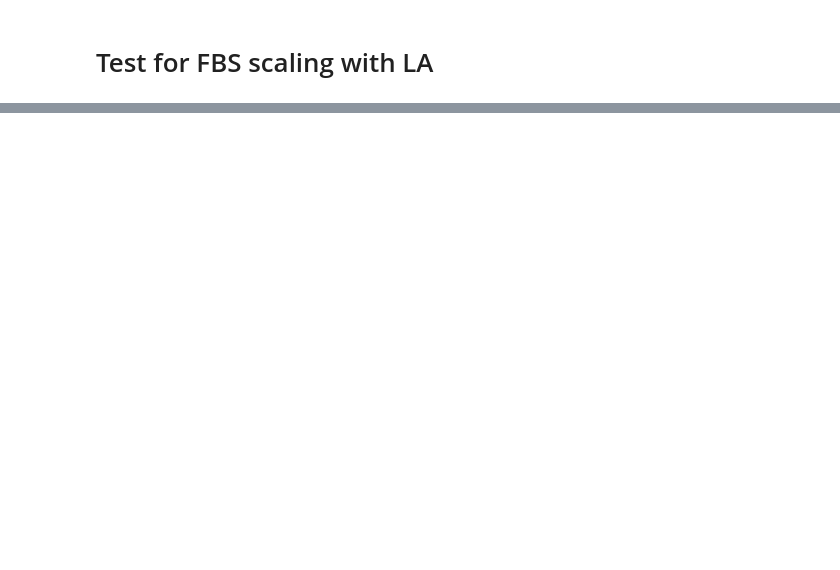
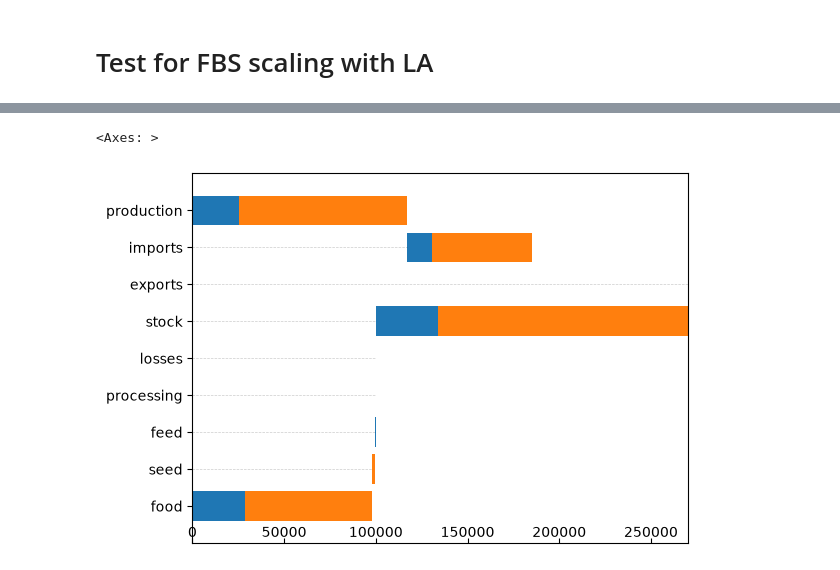
Before and after one commit to jucordero/ssr_local_authority, a Jupyter notebook: fbs_la_scaling/test_fba_la_scaling.ipynb, the cells around one changed output, grey strips where cells are left out. Cells and saved outputs as stored; diff of their text form; code cells hidden in the pictures; blank space fills up the shorter version.

```diff
--- a/fbs_la_scaling/test_fba_la_scaling.ipynb
+++ b/fbs_la_scaling/test_fba_la_scaling.ipynb
@@ -93,0 +111,39 @@ plt.plot(vegetable_products, label='Original Vegetable Products', color='orange'
+# %%
+# Build UK FBS as sum of all LA-scaled FBS (NaN-safe sum)
+uk_from_las = xr.concat(fbs_scaled_all, dim="LA").sum(dim="LA", skipna=True)
+
+# UK reference FBS (same structure as LA-scaled list entries)
+uk_ref = fbs.drop_vars(["Region", "Region_name", "Year"])
+
+# Align Item coordinate just in case
+uk_from_las = uk_from_las.sel(Item=uk_ref.Item)
+
+# Variables for balance check
+inflow_vars = ["production", "imports"]
+outflow_vars = ["exports", "stock", "losses", "processing", "other", "feed", "seed", "food"]
+
+def total_vars(ds, var_list):
+    return sum(float(ds[v].fillna(0).sum()) for v in var_list if v in ds)
+
+# UK-level balance from summed LAs
+la_in = total_vars(uk_from_las, inflow_vars)
+la_out = total_vars(uk_from_las, outflow_vars)
+la_gap = la_in - la_out
+
+# UK-level balance from original UK FBS
+uk_in = total_vars(uk_ref, inflow_vars)
+uk_out = total_vars(uk_ref, outflow_vars)
+uk_gap = uk_in - uk_out
+
+print("=== Balance check ===")
+print(f"Summed LA FBS: inflow={la_in:,.3f}, outflow={la_out:,.3f}, gap={la_gap:,.3f}")
+print(f"UK reference : inflow={uk_in:,.3f}, outflow={uk_out:,.3f}, gap={uk_gap:,.3f}")
+print(f"Gap difference (LA - UK): {la_gap - uk_gap:,.6f}")
+
+print("\n=== Variable total comparison (Summed LA vs UK reference) ===")
+all_vars = [v for v in uk_ref.data_vars if v in uk_from_las.data_vars]
+for v in all_vars:
+    la_total = float(uk_from_las[v].fillna(0).sum())
+    uk_total = float(uk_ref[v].fillna(0).sum())
+    diff = la_total - uk_total
+    print(f"{v:>10s}: LA_sum={la_total:,.3f} | UK={uk_total:,.3f} | diff={diff:,.3f}")
@@ -93,0 +170,9 @@ plt.plot(vegetable_products, label='Original Vegetable Products', color='orange'
+# %%
+# plot uk fbs obtained from all LAs
+food_la_origin_all = uk_from_las.fbs.group_sum("Item_origin")
+food_la_origin_all.fbs.plot_bars(show="Item_origin",
+                                 elements=["production", "imports"],
+                                 inverted_elements=["exports", "stock", "losses", "processing", "feed", "seed", "food"])
+# %% [output]
+<Axes: >
+[figure, added]
```
Also changed, not shown: parts of 16 cells of this notebook, 1 other file.
